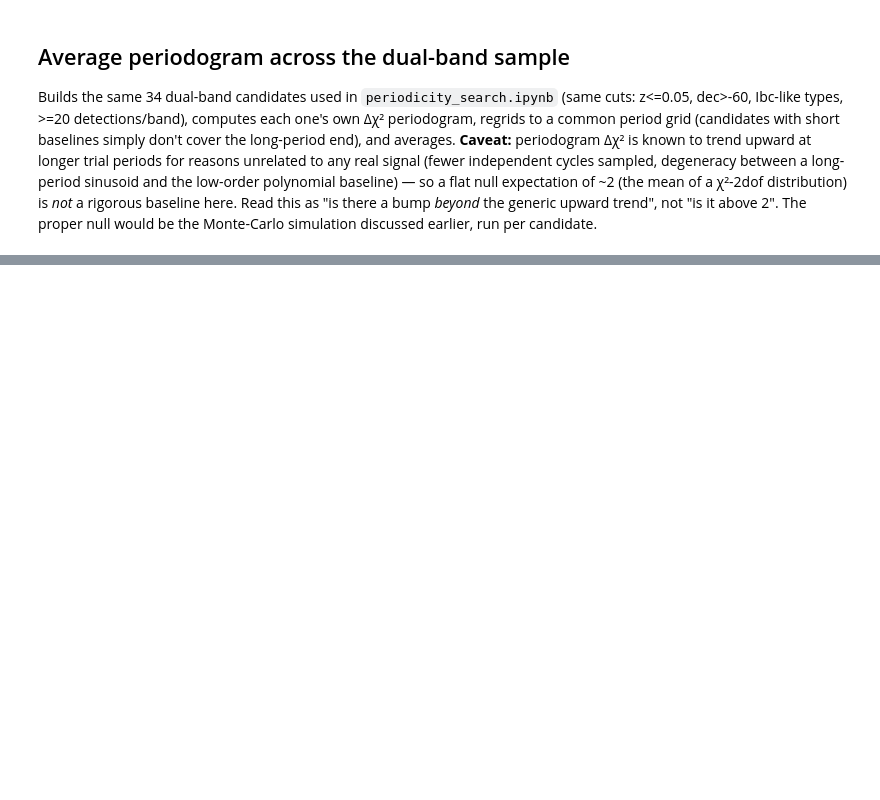
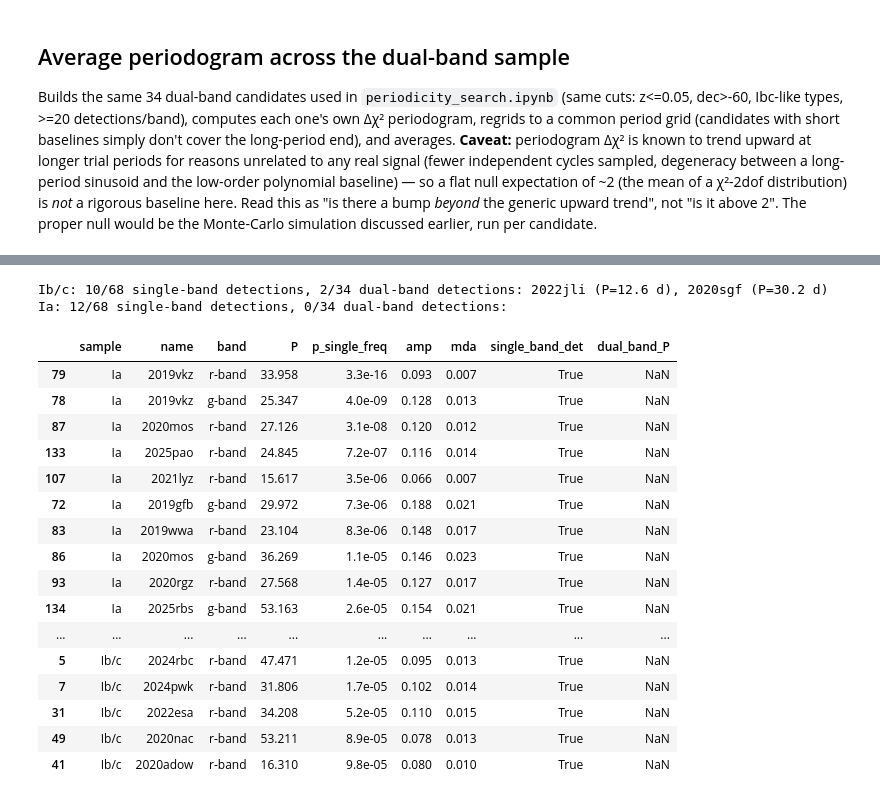
Before and after one commit to hoasaf3/sne_periodicity_search, a Jupyter notebook: moon_phase_check.ipynb, the cells around one changed output, grey strips where cells are left out. Drawn from its saved outputs; the diff is of its cells as text; code cells hidden in the pictures; blank space fills up the shorter version.

```diff
--- a/moon_phase_check.ipynb
+++ b/moon_phase_check.ipynb
@@ -773,0 +970,69 @@ plot_average_periodogram(period_grid, mean_excl, n_excl, title="Excluding 2020sg
+# %%
+SINGLE_FREQ_P = 1e-4
+
+
+def band_results(per_sn, names, poly_deg=POLY_DEG):
+    return {name: {fid: analyze_candidate(name, *per_sn[name][fid], poly_deg=poly_deg) for fid in (1, 2)}
+            for name in names}
+
+
+def is_single_band_detection(r):
+    return r["p_value_single_freq"] < SINGLE_FREQ_P and r["best_amplitude"] >= r["mda"]
+
+
+def dual_band_match(per_sn, name, results, poly_deg=POLY_DEG):
+    """Period of the matched dual-band detection, or None (same logic as find_dual_band_hits)."""
+    r1, r2 = results[1], results[2]
+    if not (is_single_band_detection(r1) and is_single_band_detection(r2)):
+        return None
+    anchor, other = (r1, r2) if r1["delta_chi2"] >= r2["delta_chi2"] else (r2, r1)
+    freq, dchi2 = compute_delta_chi2_curve(*per_sn[name][2 if anchor is r1 else 1], poly_deg)
+    periods = 1 / freq
+    P_anchor = anchor["best_period"]
+    tol = min(0.1 * P_anchor, max(r["best_period"] ** 2 / r["time_baseline"] for r in (r1, r2)))
+    in_tol = np.abs(periods - P_anchor) < tol
+    d, p = dchi2[in_tol], periods[in_tol]
+    local_max = (d[1:-1] > d[:-2]) & (d[1:-1] > d[2:])
+    sig = d[1:-1][local_max] > chi2.ppf(1 - SINGLE_FREQ_P, df=2)
+    return P_anchor if np.any(sig) else None
+
+
+rows = []
+for sample, per_sn, names in [("Ib/c", ibc_per_sn, ibc_dual_band_names), ("Ia", ia_per_sn, ia_dual_band_names)]:
+    results = band_results(per_sn, names)
+    for name, res in results.items():
+        P_dual = dual_band_match(per_sn, name, res)
+        for fid, r in res.items():
+            rows.append({"sample": sample, "name": name, "band": band_str[fid], "P": r["best_period"],
+                         "p_single_freq": r["p_value_single_freq"], "amp": r["best_amplitude"], "mda": r["mda"],
+                         "single_band_det": is_single_band_detection(r), "dual_band_P": P_dual})
+detections = pd.DataFrame(rows)
+
+for sample, s in detections.groupby("sample", sort=False):
+    n_sn = s["name"].nunique()
+    dual = s.dropna(subset=["dual_band_P"]).drop_duplicates("name")
+    print(f"{sample}: {s['single_band_det'].sum()}/{len(s)} single-band detections, "
+          f"{len(dual)}/{n_sn} dual-band detections: "
+          + ", ".join(f"{r.name} (P={r.dual_band_P:.1f} d)" for r in dual.itertuples()))
+det_table = detections[detections["single_band_det"]].sort_values(["sample", "p_single_freq"])
+det_table.round(3).assign(p_single_freq=det_table["p_single_freq"].map("{:.1e}".format))
+# %% [output]
+Ib/c: 10/68 single-band detections, 2/34 dual-band detections: 2022jli (P=12.6 d), 2020sgf (P=30.2 d)
+Ia: 12/68 single-band detections, 0/34 dual-band detections:
+|  | sample | name | band | P | p_single_freq | amp | mda | single_band_det | dual_band_P |
+| 79 | Ia | 2019vkz | r-band | 33.958 | 3.3e-16 | 0.093 | 0.007 | True | NaN |
+| 78 | Ia | 2019vkz | g-band | 25.347 | 4.0e-09 | 0.128 | 0.013 | True | NaN |
+| 87 | Ia | 2020mos | r-band | 27.126 | 3.1e-08 | 0.120 | 0.012 | True | NaN |
+| 133 | Ia | 2025pao | r-band | 24.845 | 7.2e-07 | 0.116 | 0.014 | True | NaN |
+| 107 | Ia | 2021lyz | r-band | 15.617 | 3.5e-06 | 0.066 | 0.007 | True | NaN |
+| 72 | Ia | 2019gfb | g-band | 29.972 | 7.3e-06 | 0.188 | 0.021 | True | NaN |
+| 83 | Ia | 2019wwa | r-band | 23.104 | 8.3e-06 | 0.148 | 0.017 | True | NaN |
+| 86 | Ia | 2020mos | g-band | 36.269 | 1.1e-05 | 0.146 | 0.023 | True | NaN |
+| 93 | Ia | 2020rgz | r-band | 27.568 | 1.4e-05 | 0.127 | 0.017 | True | NaN |
+| 134 | Ia | 2025rbs | g-band | 53.163 | 2.6e-05 | 0.154 | 0.021 | True | NaN |
+| ... | ... | ... | ... | ... | ... | ... | ... | ... | ... |
+| 5 | Ib/c | 2024rbc | r-band | 47.471 | 1.2e-05 | 0.095 | 0.013 | True | NaN |
+| 7 | Ib/c | 2024pwk | r-band | 31.806 | 1.7e-05 | 0.102 | 0.014 | True | NaN |
+| 31 | Ib/c | 2022esa | r-band | 34.208 | 5.2e-05 | 0.110 | 0.015 | True | NaN |
+| 49 | Ib/c | 2020nac | r-band | 53.211 | 8.9e-05 | 0.078 | 0.013 | True | NaN |
+| 41 | Ib/c | 2020adow | r-band | 16.310 | 9.8e-05 | 0.080 | 0.010 | True | NaN |
```
Also changed, not shown: parts of 16 cells of this notebook, 4 other files.
